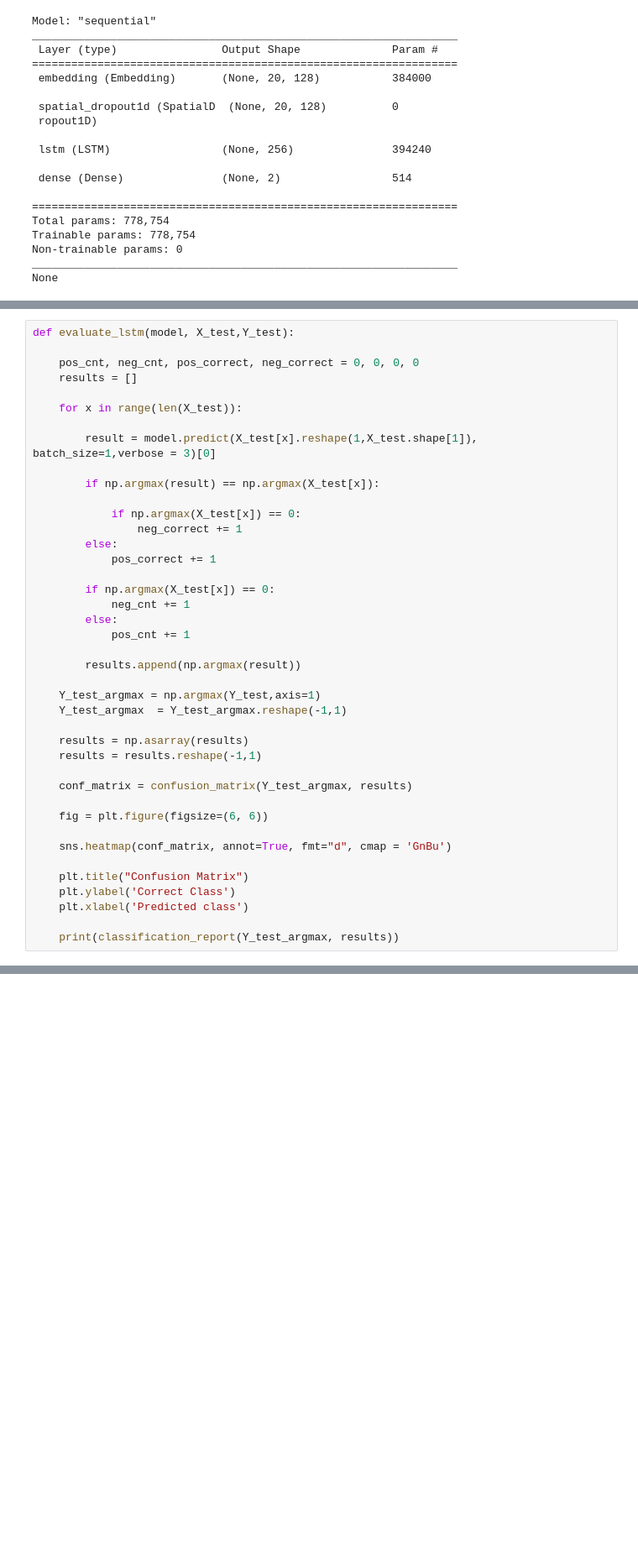
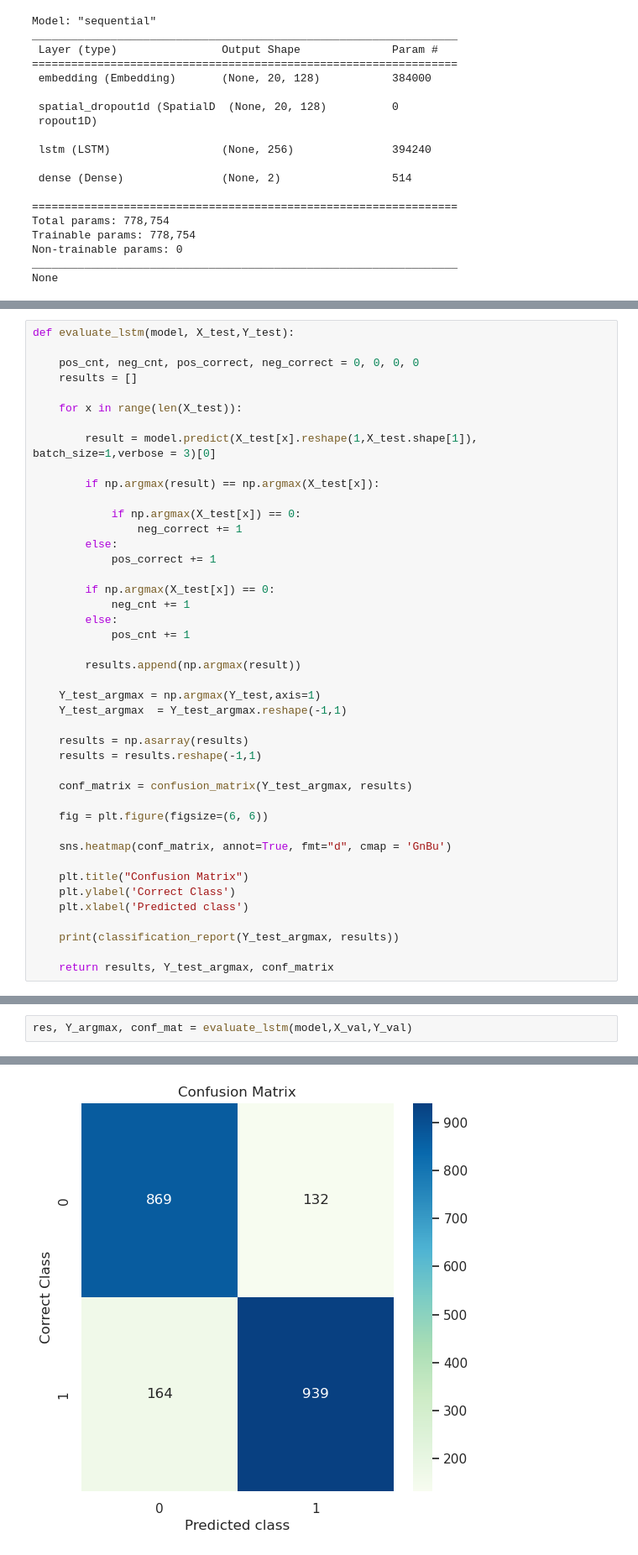
Before and after one commit to dilruu89/Kaggle, a Jupyter notebook: nlp-02-tweet-sentiment-extraction.ipynb, the cells around one changed output, grey strips where cells are left out. Shown at 84% size. Cells and saved outputs as stored; diff of their text form; blank space fills up the shorter version.

```diff
--- a/nlp-02-tweet-sentiment-extraction.ipynb
+++ b/nlp-02-tweet-sentiment-extraction.ipynb
@@ -603,3 +714,5 @@ def evaluate_lstm(model, X_test,Y_test):
     plt.xlabel('Predicted class')
 
     print(classification_report(Y_test_argmax, results))
+
+    return results, Y_test_argmax, conf_matrix
@@ -620,0 +719,3 @@ weighted avg       0.87      0.87      0.86      2104
+# %%
+res, Y_argmax, conf_mat = evaluate_lstm(model,X_val,Y_val)
+# %% [output]
@@ -620,0 +730 @@ weighted avg       0.87      0.87      0.86      2104
+[figure, added]
```
Also changed, not shown: parts of 54 cells of this notebook.
